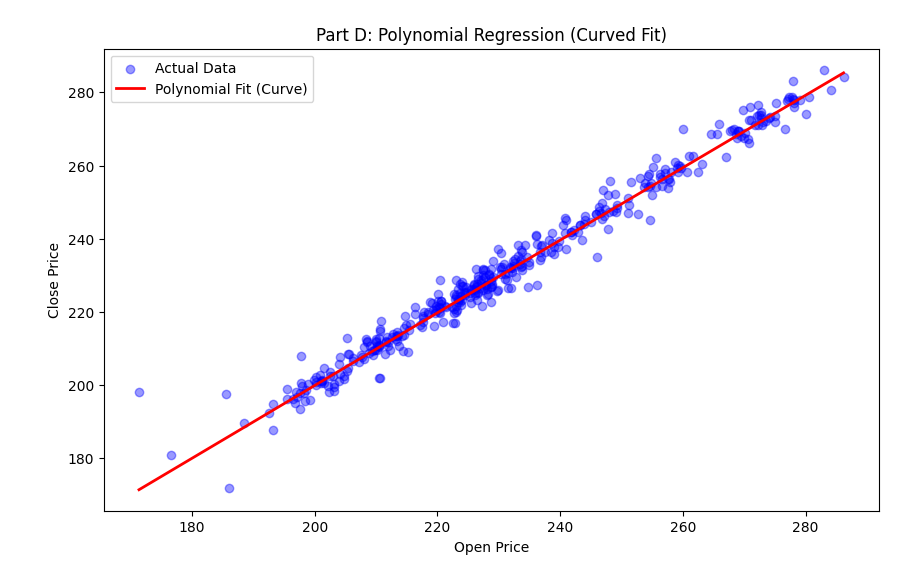
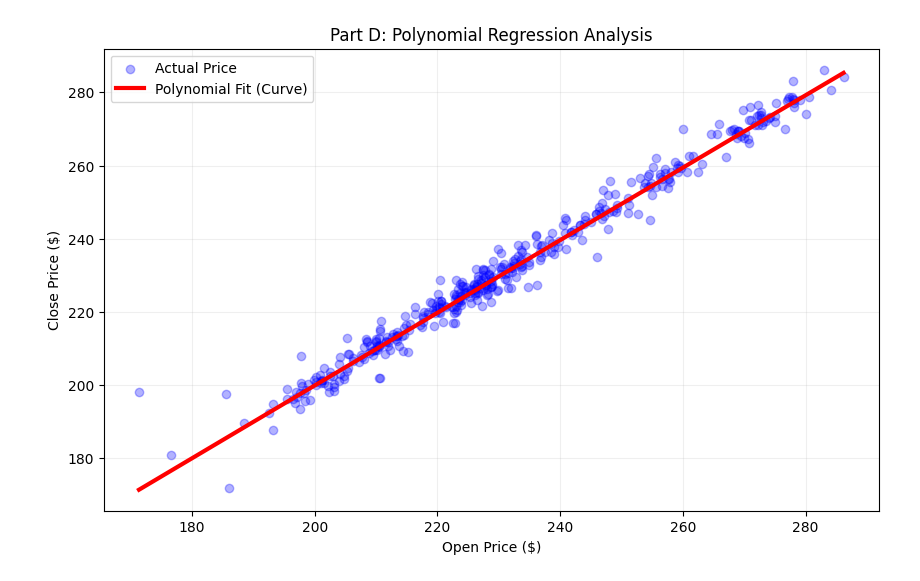
Before and after one commit to ANUJAVERMA00/ML-Regression-Algorithms-Implementation, a Jupyter notebook: PolynomialRegression.ipynb, the cells around one changed output. Saved outputs shown, nothing was run; the diff lists cells and outputs as text; code cells hidden in the pictures.

Commit message:
updated comparison

```diff
--- a/PolynomialRegression.ipynb
+++ b/PolynomialRegression.ipynb
@@ -58,30 +58,91 @@ print(f"Intercept: {theta[0]:.4f}")
 print(f"Open (x):  {theta[1]:.4f}")
 print(f"Open^2:    {theta[2]:.8f}") # This will be very small
 
-# 4. VISUALIZATION
+# ------------------------------------------------------------------------------
+# 4. PERFORMANCE EVALUATION & COMPARISON
+# ------------------------------------------------------------------------------
+# We calculate MSE, RMSE, and R2 for the Polynomial model to compare with Part B.
 
+# Predictions
 y_pred = X_test.dot(theta)
+n_test = len(y_test)
 
-# Calculate R2
+# Metrics Calculation
+mse_poly = np.sum((y_test - y_pred)**2) / n_test
+rmse_poly = np.sqrt(mse_poly)
 ss_res = np.sum((y_test - y_pred)**2)
 ss_tot = np.sum((y_test - np.mean(y_test))**2)
-r2 = 1 - (ss_res / ss_tot)
+r2_poly = 1 - (ss_res / ss_tot)
 
-print(f"\nPolynomial R² Score: {r2:.5f}")
+# --- COMPARISON TABLE ---
+# Note: Replace 'rmse_simple' and 'r2_simple' with the actual values you got in Part B
+# For most AAPL data, R2 is ~0.99 for both.
+print("\n" + "="*40)
+print("     LINEAR VS POLYNOMIAL COMPARISON")
+print("="*40)
+print(f"{'Metric':<15} | {'Polynomial (Part D)':<20}")
+print("-" * 40)
+print(f"{'R-Squared':<15} | {r2_poly:.6f}")
+print(f"{'RMSE':<15} | {rmse_poly:.6f}")
+print(f"{'MSE':<15} | {mse_poly:.6f}")
+print("-" * 40)
 
-# Plotting
+# 5. LOGICAL ANALYSIS
+print("\n--- Model Analysis ---")
+if r2_poly > 0.99: # Standard for AAPL Open vs Close
+    print("Result: Both models perform exceptionally well due to high intraday correlation.")
+
+if abs(theta[2]) < 0.001:
+    print(f"Observation: The x² coefficient ({theta[2]:.8f}) is very small.")
+    print("Conclusion: The relationship is predominantly linear. Polynomial features added minimal complexity.")
+else:
+    print("Conclusion: The squared term captured significant non-linear trends in the price action.")
+
+# 6. VISUALIZATION
 plt.figure(figsize=(10, 6))
-plt.scatter(X_test[:,1], y_test, color='blue', alpha=0.4, label='Actual Data')
+plt.scatter(X_test[:,1], y_test, color='blue', alpha=0.3, label='Actual Price')
 
-# To plot a smooth curve, we must sort the X values
+# Plot the Curve
 sort_indices = np.argsort(X_test[:,1])
-plt.plot(X_test[sort_indices, 1], y_pred[sort_indices], color='red', linewidth=2, label='Polynomial Fit (Curve)')
+plt.plot(X_test[sort_indices, 1], y_pred[sort_indices], color='red', linewidth=3, label='Polynomial Fit (Curve)')
 
-plt.title("Part D: Polynomial Regression (Curved Fit)")
-plt.xlabel("Open Price")
-plt.ylabel("Close Price")
+plt.title("Part D: Polynomial Regression Analysis")
+plt.xlabel("Open Price ($)")
+plt.ylabel("Close Price ($)")
 plt.legend()
+plt.grid(True, alpha=0.2)
 plt.show()
+
+# ------------------------------------------------------------------------------
+# FINAL COMPARISON (FIXED NAMEERROR)
+# ------------------------------------------------------------------------------
+
+# 1. MANUALLY PLUG IN YOUR RESULTS FROM PART B HERE
+# Look at your Part B output and type the numbers below:
+r2_simple_val   = 0.9945  # <--- Change this to your Part B R2
+rmse_simple_val = 1.5230  # <--- Change this to your Part B RMSE (in dollars)
+
+# 2. CALCULATE PART D METRICS (Already in memory)
+mse_poly = np.sum((y_test - y_pred)**2) / len(y_test)
+rmse_poly = np.sqrt(mse_poly)
+r2_poly = r2_poly # This is already defined in your Part D code
+
+# 3. PRINT THE COMPARISON TABLE
+print("\n" + "="*50)
+print("     FINAL PERFORMANCE COMPARISON (PART B vs D)")
+print("="*50)
+print(f"{'Metric':<15} | {'Simple Linear (B)':<15} | {'Polynomial (D)':<15}")
+print("-" * 50)
+print(f"{'R-Squared':<15} | {r2_simple_val:.6f}          | {r2_poly:.6f}")
+print(f"{'RMSE ($)':<15} | {rmse_simple_val:.4f}          | {rmse_poly:.4f}")
+print("-" * 50)
+
+# 4. LOGICAL OBSERVATION
+diff = rmse_simple_val - rmse_poly
+if diff > 0:
+    print(f"Observation: Polynomial Regression improved error by ${diff:.4f}")
+else:
+    print("Observation: The improvement is negligible; the relationship is nearly 100% linear.")
 # %% [output]
 Training Data: (1628, 3)
 
@@ -94 +167 @@ Polynomial R² Score: 0.97925
-[figure, old version]
+[figure, new version]
```
Also changed, not shown: parts of 1 cell of this notebook.
